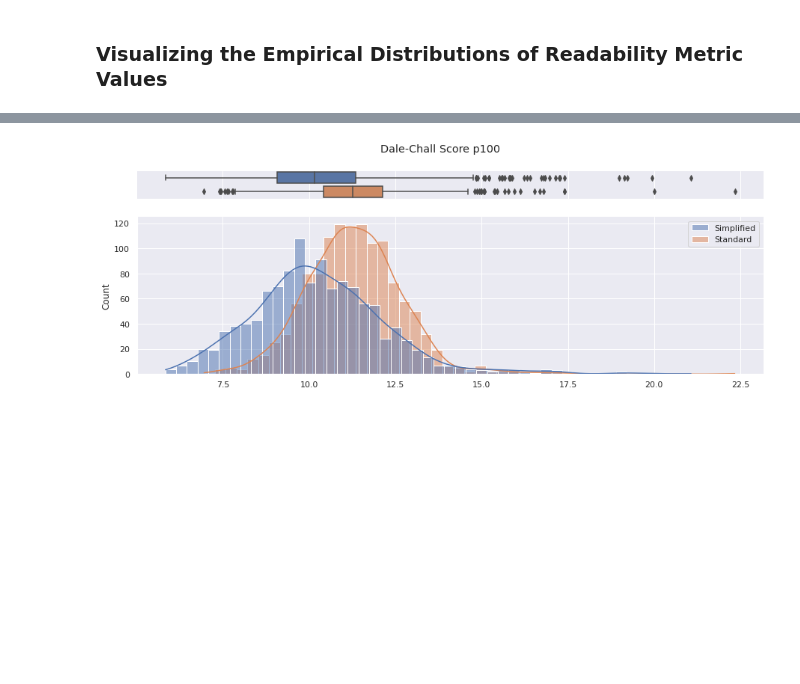
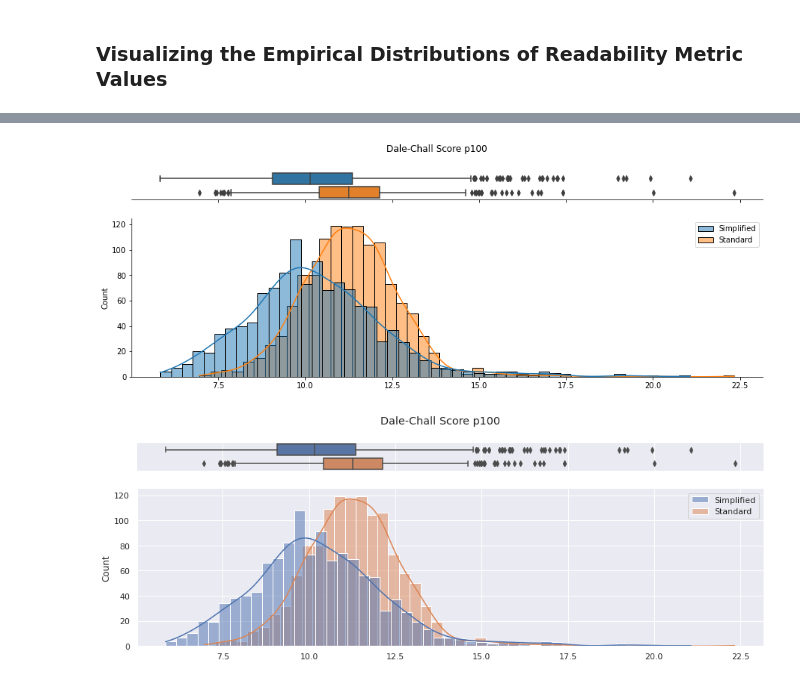
Before and after one commit to linesn/readability_analysis, a Jupyter notebook: NOTEBOOKS/wikipedia_readability.ipynb, the cells around one changed output, grey strips where cells are left out. Saved outputs shown, nothing was run; the diff lists cells and outputs as text; code cells hidden in the pictures; blank space fills up the shorter version.

```diff
--- a/NOTEBOOKS/wikipedia_readability.ipynb
+++ b/NOTEBOOKS/wikipedia_readability.ipynb
@@ -1045,3 +983,28 @@ legend();
+# %%
+
+nbins = int(sqrt(len(df)))
+for score in ['Dale-Chall Score p100']:
+    # Some silly pandas nonsense occurs here. Seaborn wants a dataframe
+    # object, but the two datasets are in no way parallel and may have
+    # different lengths.
+    plotdf1 = pd.DataFrame()
+    plotdf2 = pd.DataFrame()
+    plotdf1["Simplified"] = df[df["Simplified"]==1][score].to_numpy()
+    plotdf2["Standard"] = df[df["Simplified"]==0][score].to_numpy()
+    plotdf = pd.concat([plotdf1, plotdf2], axis=1)
+    f, (ax_box, ax_hist) = plt.subplots(2, sharex=True,
+                                        gridspec_kw={"height_ratios": (.15, .85)},
+                                        figsize=(15,5),
+                                       )
+    sns.boxplot(data=plotdf, ax=ax_box,orient="h")
+    sns.histplot(data=plotdf, ax=ax_hist, kde=True, multiple="dodge", common_bins=False, bins=nbins)
+    ax_box.set(yticks=[])
+    sns.despine(ax=ax_hist)
+    sns.despine(ax=ax_box, left=True)
+    f.suptitle(score);
+    f.savefig("../IMAGES/Figure_2_Wikipedia_Dale_Chall.png")
+# %% [output]
+[figure, added]
 # %%
 scores = [i for i in df.columns if i[-10:]=="Score p100"]
 nbins = int(sqrt(len(df)))
```
Also changed, not shown: parts of 25 cells of this notebook, 8 other files.
